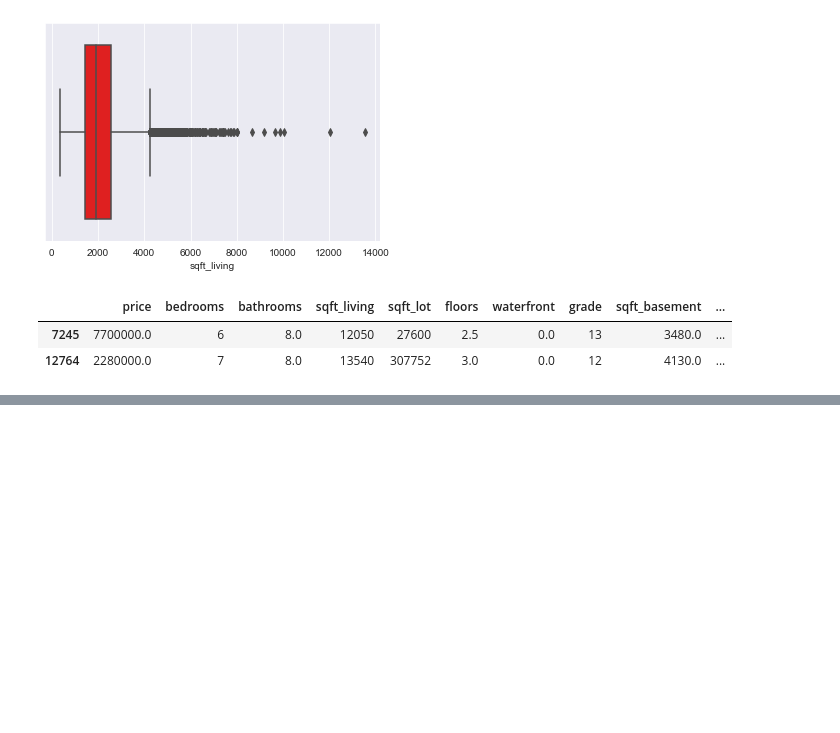
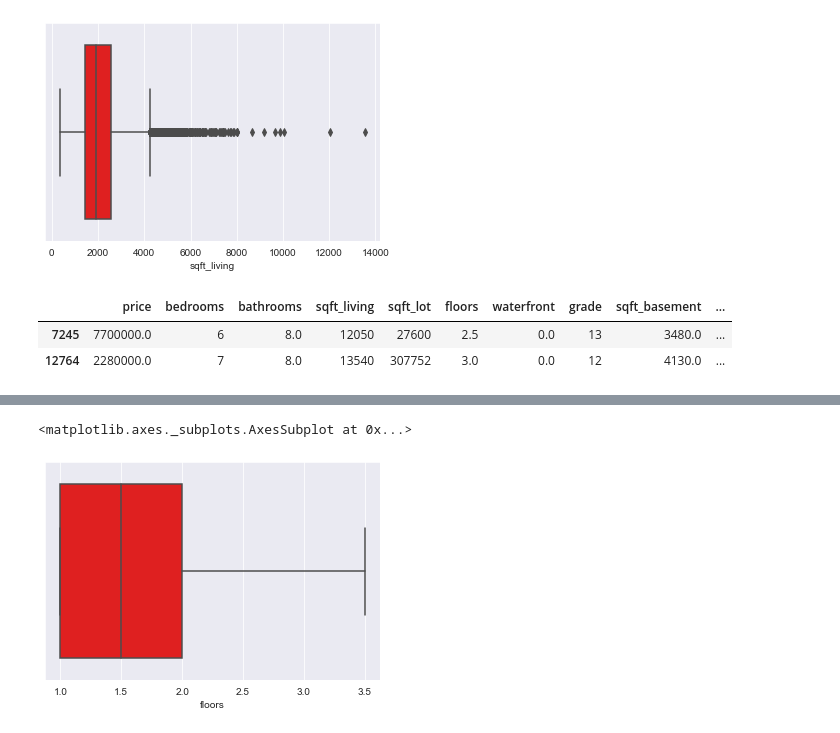
Before and after one commit to halpert3/dsc-mod-2-project-v2-1-onl01-dtsc-pt-070620, a Jupyter notebook: EDA_v2.ipynb, the cells around one changed output, grey strips where cells are left out. Saved outputs shown, nothing was run; the diff lists cells and outputs as text; code cells hidden in the pictures; blank space fills up the shorter version.

```diff
--- a/EDA_v2.ipynb
+++ b/EDA_v2.ipynb
@@ -321,0 +336,7 @@ There are some mansions, but I'll keep them.
+# %%
+data.drop(data[data.sqft_lot > 1250000].index, inplace = True)
+# %%
+sns.boxplot(x=data['floors'], color='r')
+# %% [output]
+<matplotlib.axes._subplots.AxesSubplot at 0x...>
+[figure, added]
```
Also changed, not shown: parts of 11 cells of this notebook.
